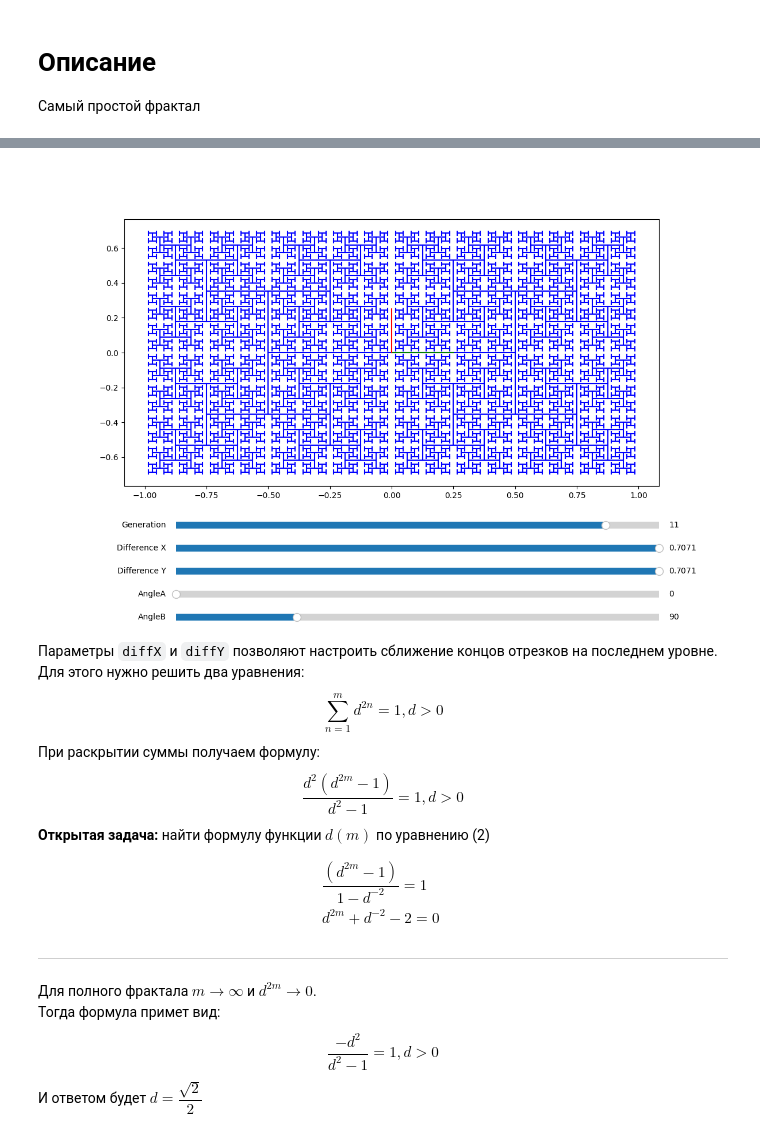
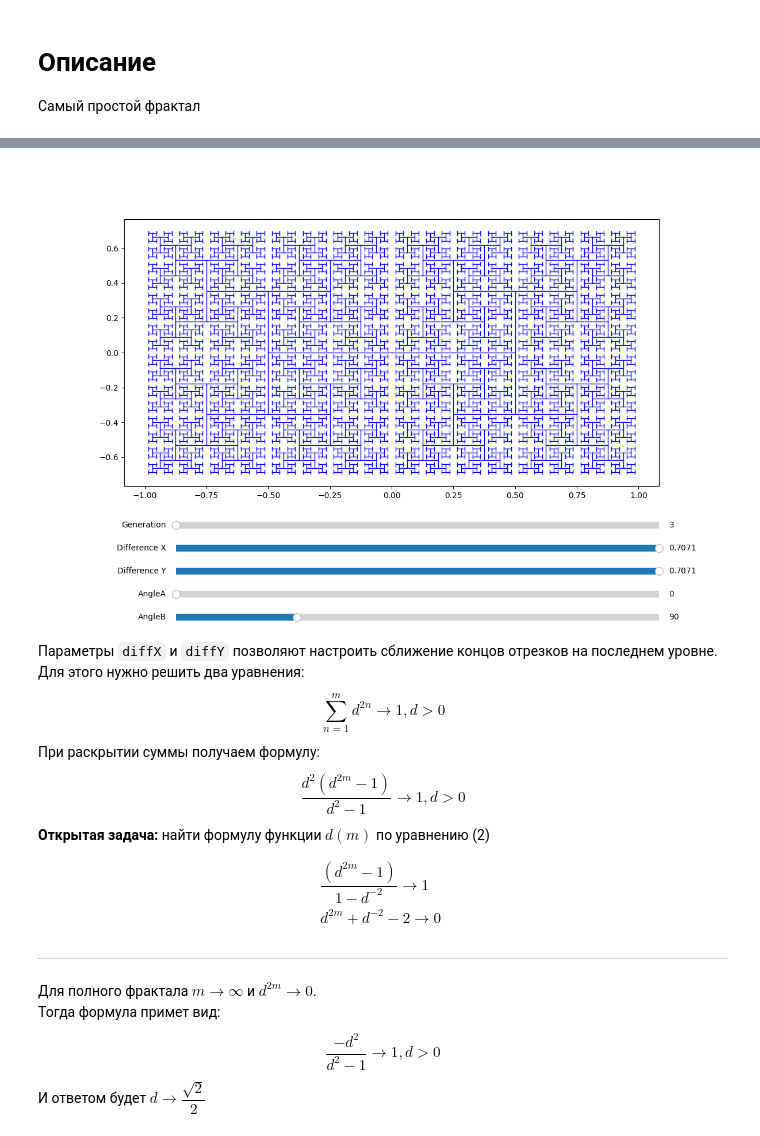
Before and after one commit to NikoSolov/MathDiscoveries, a Jupyter notebook: MyProjects/SimpleFractal.ipynb, the cells around one changed output, grey strips where cells are left out. Cells and saved outputs as stored; diff of their text form; code cells hidden in the pictures.

```diff
--- a/MyProjects/SimpleFractal.ipynb
+++ b/MyProjects/SimpleFractal.ipynb
@@ -61,7 +149,8 @@ def update(val):
     diffY = diffY_slider.val
     angleA = angleA_slider.val
     angleB = angleB_slider.val
-    drawFractal(ax, gens, diffX, diffY, angleA, angleB)
+    for i in range(2**(gens+1)-1):
+        ax.plot(*A[i].T, c="blue", lw=1)
     plt.draw()
 
 fig, ax = plt.subplots(figsize=(12, 8))
@@ -69,7 +158,7 @@ plt.subplots_adjust(bottom=0.3)
 
 # Начальная длина фрактала
 color = "blue"
-gens = 11
+max_gens = 11
 
 angleA = 0
 angleB = 90
@@ -78,56 +167,58 @@ diff = np.sqrt(2)/2
 diffX = diff
 diffY = diff
 
-drawFractal(ax, gens, diffX, diffY, angleA, angleB)
+A = createFractal(ax, max_gens, diffX, diffY, angleA, angleB)
+for i in range(len(A)):
+    ax.plot(*A[i].T, c="blue", lw=1)
 slider_size = (0.2, 0.7)
 
 # Настраиваем слайдер
 gens_slider = Slider(
     plt.axes([slider_size[0], 0.2, slider_size[1], 0.03]),
-    'Generation', 3, 12,
-    valstep=1, valinit=gens)
+    'Generation', 3, max_gens,
+    valstep=1)
 diffX_slider = Slider(
     plt.axes([slider_size[0], 0.15, slider_size[1], 0.03]),
     'Difference X', 0, np.sqrt(2)/2,
     valinit=diffX)
 diffY_slider = Slider(
     plt.axes([slider_size[0], 0.1, slider_size[1], 0.03]),
     'Difference Y', 0, np.sqrt(2)/2,
     valinit=diffY)
 angleA_slider = Slider(
     plt.axes([slider_size[0], 0.05, slider_size[1], 0.03]),
     'AngleA', 0, 360,
     valstep=1, valinit=angleA)
 angleB_slider = Slider(
     plt.axes([slider_size[0], 0, slider_size[1], 0.03]),
     'AngleB', 0, 360,
     valstep=1, valinit=angleB)
 
 gens_slider.on_changed(update)
 diffX_slider.on_changed(update)
 diffY_slider.on_changed(update)
 angleA_slider.on_changed(update)
 angleB_slider.on_changed(update)
 
 plt.show()
 # %% [output]
-[figure, old version]
+[figure, new version]
 # %% [markdown]
 Параметры `diffX` и `diffY` позволяют настроить сближение концов отрезков на последнем уровне.
 Для этого нужно решить два уравнения:
 $$
-\sum_{n=1}^{m}d^{2n}=1, d>0 \tag{1}
+\sum_{n=1}^{m}d^{2n}\to1, d>0 \tag{1}
 $$
 При раскрытии суммы получаем формулу:
 $$
-\frac{d^2(d^{2m}-1)}{d^2-1}=1, d>0  \tag{2}
+\frac{d^2(d^{2m}-1)}{d^2-1}\to1, d>0  \tag{2}
 $$
 **Открытая задача:** найти формулу функции $d(m)$ по уравнению (2)
 
 $$
 \begin{array}{l}
-    \dfrac{(d^{2m}-1)}{1-d^{-2}}=1\\[10pt]
-    d^{2m}+d^{-2}-2=0\\
+    \dfrac{(d^{2m}-1)}{1-d^{-2}}\to1\\[10pt]
+    d^{2m}+d^{-2}-2\to0\\
 \end{array}
 $$
 
@@ -137,6 +228,6 @@ $$
 Для полного фрактала $m\to\infty$ и $d^{2m}\to0$.
 Тогда формула примет вид:
 $$
-\frac{-d^2}{d^2-1}=1, d>0
+\frac{-d^2}{d^2-1}\to1, d>0
 $$
-И ответом будет $d=\dfrac{\sqrt{2}}{2}$
+И ответом будет $d\to\dfrac{\sqrt{2}}{2}$
```
Also changed, not shown: parts of 4 cells of this notebook, 10 other files.
